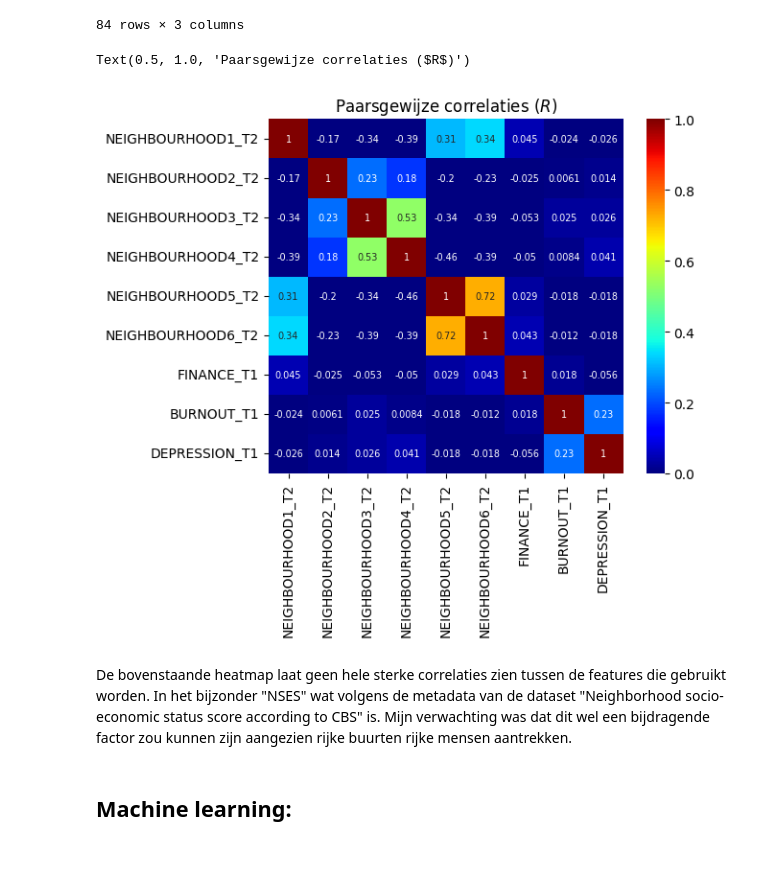
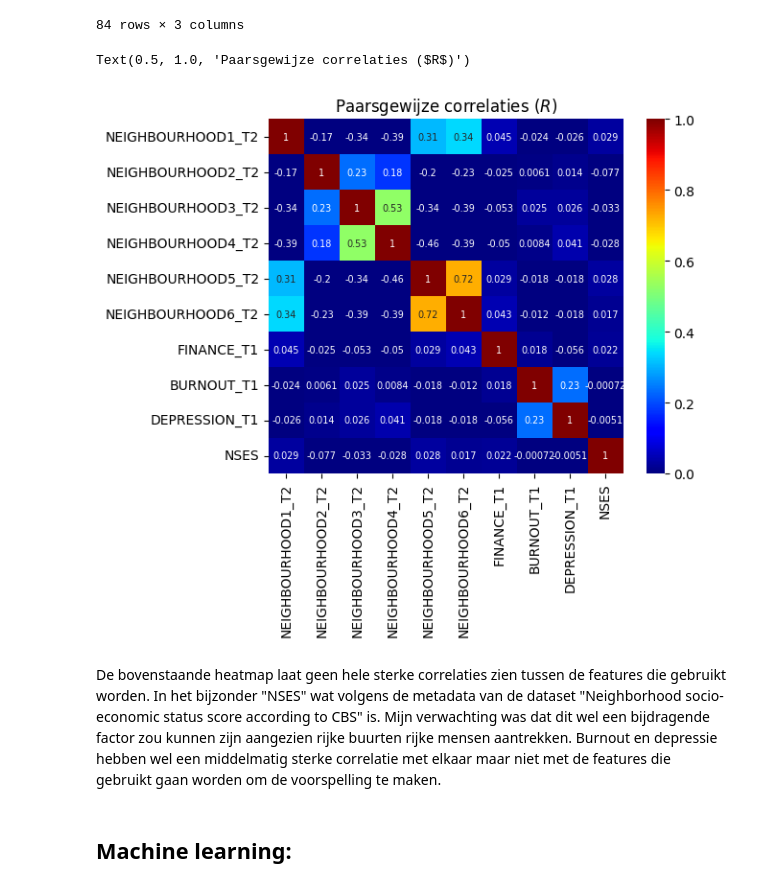
Before and after one commit to Fl-ris/Lifelines_Classifier, a Jupyter notebook: Lifelines_classifier.ipynb, the cells around one changed output. Saved outputs shown, nothing was run; the diff lists cells and outputs as text; code cells hidden in the pictures; blank space fills up the shorter version.

```diff
--- a/Lifelines_classifier.ipynb
+++ b/Lifelines_classifier.ipynb
@@ -294,13 +291,14 @@ pd.DataFrame(chi2, index=["$χ2$", "$p$", "$V^2$"]).T
 # %%
-axs = sns.heatmap(lifelines_df[["NEIGHBOURHOOD1_T2", "NEIGHBOURHOOD2_T2", "NEIGHBOURHOOD3_T2", "NEIGHBOURHOOD4_T2", "NEIGHBOURHOOD5_T2","NEIGHBOURHOOD6_T2", "FINANCE_T1", "BURNOUT_T1", "DEPRESSION_T1"]].corr(), annot=True, annot_kws={"fontsize": "x-small"}, cmap="jet", vmin=0.0, vmax=1.0, square=True)
+axs = sns.heatmap(lifelines_df[["NEIGHBOURHOOD1_T2", "NEIGHBOURHOOD2_T2", "NEIGHBOURHOOD3_T2", "NEIGHBOURHOOD4_T2", "NEIGHBOURHOOD5_T2","NEIGHBOURHOOD6_T2", "FINANCE_T1", "BURNOUT_T1", "DEPRESSION_T1", "NSES"]].corr(), annot=True, annot_kws={"fontsize": "x-small"}, cmap="jet", vmin=0.0, vmax=1.0, square=True)
 axs.set_title("Paarsgewijze correlaties ($R$)")
 # %% [output]
 Text(0.5, 1.0, 'Paarsgewijze correlaties ($R$)')
-[figure, old version]
+[figure, new version]
 # %% [markdown]
 De bovenstaande heatmap laat geen hele sterke correlaties zien tussen de features die gebruikt worden.
 In het bijzonder "NSES" wat volgens de metadata van de dataset "Neighborhood socio-economic status score according to CBS" is.
 Mijn verwachting was dat dit wel een bijdragende factor zou kunnen zijn aangezien rijke buurten rijke mensen aantrekken.
+Burnout en depressie hebben wel een middelmatig sterke correlatie met elkaar maar niet met de features die gebruikt gaan worden om de voorspelling te maken.
 # %% [markdown]
 ## Machine learning:
 # %% [markdown]
```
Also changed, not shown: parts of 42 cells of this notebook.
